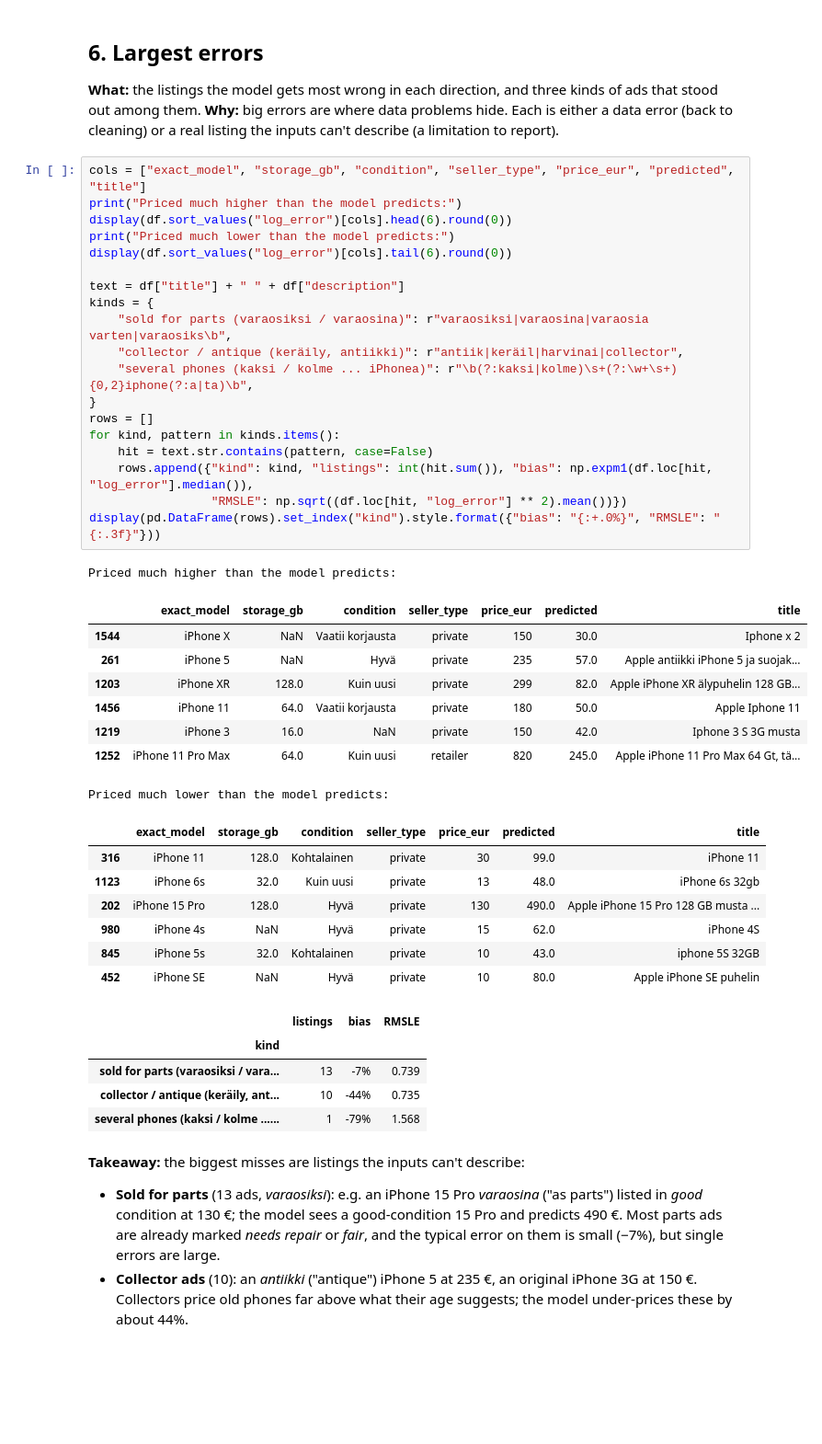
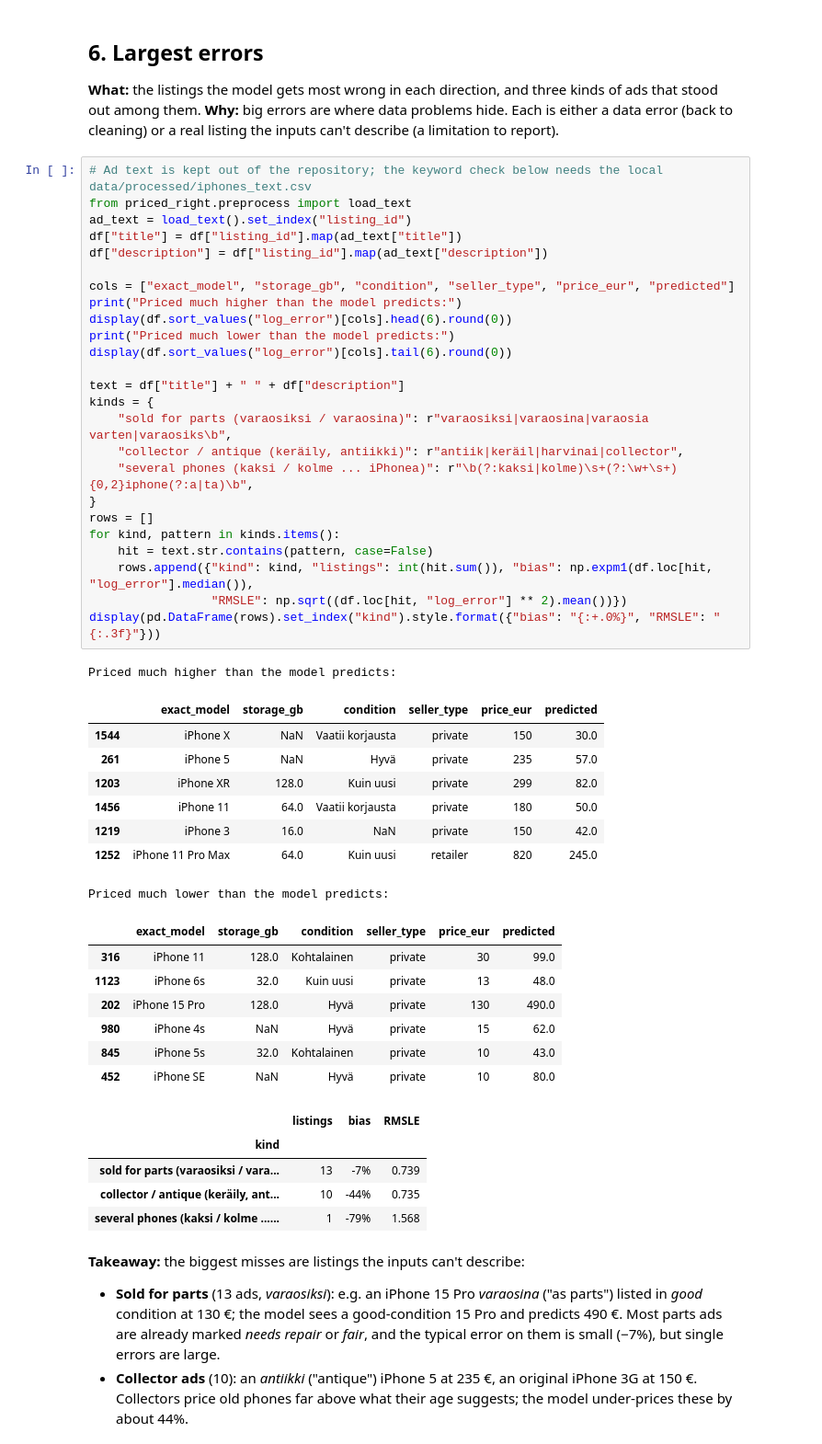
Before and after one commit to HashirSalam/priced-right, a Jupyter notebook: notebooks/3.0-aa-error-analysis.ipynb, the cells around one changed output. Shown: that part at 92% size. Cells and saved outputs as stored; diff of their text form; blank space fills up the shorter version.

```diff
--- a/notebooks/3.0-aa-error-analysis.ipynb
+++ b/notebooks/3.0-aa-error-analysis.ipynb
@@ -204,41 +204,47 @@ No group stands out as systematically mispriced beyond what small samples explai
 **What:** the listings the model gets most wrong in each direction, and three kinds of ads that stood out among them.
 **Why:** big errors are where data problems hide. Each is either a data error (back to cleaning) or a real listing the inputs can't describe (a limitation to report).
 # %%
-cols = ["exact_model", "storage_gb", "condition", "seller_type", "price_eur", "predicted", "title"]
+# Ad text is kept out of the repository; the keyword check below needs the local data/processed/iphones_text.csv
+from priced_right.preprocess import load_text
+ad_text = load_text().set_index("listing_id")
+df["title"] = df["listing_id"].map(ad_text["title"])
+df["description"] = df["listing_id"].map(ad_text["description"])
+
+cols = ["exact_model", "storage_gb", "condition", "seller_type", "price_eur", "predicted"]
 print("Priced much higher than the model predicts:")
 display(df.sort_values("log_error")[cols].head(6).round(0))
 print("Priced much lower than the model predicts:")
 display(df.sort_values("log_error")[cols].tail(6).round(0))
 
 text = df["title"] + " " + df["description"]
 kinds = {
     "sold for parts (varaosiksi / varaosina)": r"varaosiksi|varaosina|varaosia varten|varaosiks\b",
     "collector / antique (keräily, antiikki)": r"antiik|keräil|harvinai|collector",
     "several phones (kaksi / kolme ... iPhonea)": r"\b(?:kaksi|kolme)\s+(?:\w+\s+){0,2}iphone(?:a|ta)\b",
 }
 rows = []
 for kind, pattern in kinds.items():
     hit = text.str.contains(pattern, case=False)
     rows.append({"kind": kind, "listings": int(hit.sum()), "bias": np.expm1(df.loc[hit, "log_error"].median()),
                  "RMSLE": np.sqrt((df.loc[hit, "log_error"] ** 2).mean())})
 display(pd.DataFrame(rows).set_index("kind").style.format({"bias": "{:+.0%}", "RMSLE": "{:.3f}"}))
 # %% [output]
 Priced much higher than the model predicts:
-|  | exact_model | storage_gb | condition | seller_type | price_eur | predicted | title |
-| 1544 | iPhone X | NaN | Vaatii korjausta | private | 150 | 30.0 | Iphone x 2 |
-| 261 | iPhone 5 | NaN | Hyvä | private | 235 | 57.0 | Apple antiikki iPhone 5 ja suojak... |
-| 1203 | iPhone XR | 128.0 | Kuin uusi | private | 299 | 82.0 | Apple iPhone XR älypuhelin 128 GB... |
-| 1456 | iPhone 11 | 64.0 | Vaatii korjausta | private | 180 | 50.0 | Apple Iphone 11 |
-| 1219 | iPhone 3 | 16.0 | NaN | private | 150 | 42.0 | Iphone 3 S 3G musta |
-| 1252 | iPhone 11 Pro Max | 64.0 | Kuin uusi | retailer | 820 | 245.0 | Apple iPhone 11 Pro Max 64 Gt, tä... |
+|  | exact_model | storage_gb | condition | seller_type | price_eur | predicted |
+| 1544 | iPhone X | NaN | Vaatii korjausta | private | 150 | 30.0 |
+| 261 | iPhone 5 | NaN | Hyvä | private | 235 | 57.0 |
+| 1203 | iPhone XR | 128.0 | Kuin uusi | private | 299 | 82.0 |
+| 1456 | iPhone 11 | 64.0 | Vaatii korjausta | private | 180 | 50.0 |
+| 1219 | iPhone 3 | 16.0 | NaN | private | 150 | 42.0 |
+| 1252 | iPhone 11 Pro Max | 64.0 | Kuin uusi | retailer | 820 | 245.0 |
 Priced much lower than the model predicts:
-|  | exact_model | storage_gb | condition | seller_type | price_eur | predicted | title |
-| 316 | iPhone 11 | 128.0 | Kohtalainen | private | 30 | 99.0 | iPhone 11 |
-| 1123 | iPhone 6s | 32.0 | Kuin uusi | private | 13 | 48.0 | iPhone 6s 32gb |
-| 202 | iPhone 15 Pro | 128.0 | Hyvä | private | 130 | 490.0 | Apple iPhone 15 Pro 128 GB musta ... |
-| 980 | iPhone 4s | NaN | Hyvä | private | 15 | 62.0 | iPhone 4S |
-| 845 | iPhone 5s | 32.0 | Kohtalainen | private | 10 | 43.0 | iphone 5S 32GB |
-| 452 | iPhone SE | NaN | Hyvä | private | 10 | 80.0 | Apple iPhone SE puhelin |
+|  | exact_model | storage_gb | condition | seller_type | price_eur | predicted |
+| 316 | iPhone 11 | 128.0 | Kohtalainen | private | 30 | 99.0 |
+| 1123 | iPhone 6s | 32.0 | Kuin uusi | private | 13 | 48.0 |
+| 202 | iPhone 15 Pro | 128.0 | Hyvä | private | 130 | 490.0 |
+| 980 | iPhone 4s | NaN | Hyvä | private | 15 | 62.0 |
+| 845 | iPhone 5s | 32.0 | Kohtalainen | private | 10 | 43.0 |
+| 452 | iPhone SE | NaN | Hyvä | private | 10 | 80.0 |
 |  | listings | bias | RMSLE |
 | kind |  |  |  |
 | sold for parts (varaosiksi / vara... | 13 | -7% | 0.739 |
```
Also changed, not shown: 14 other files.
